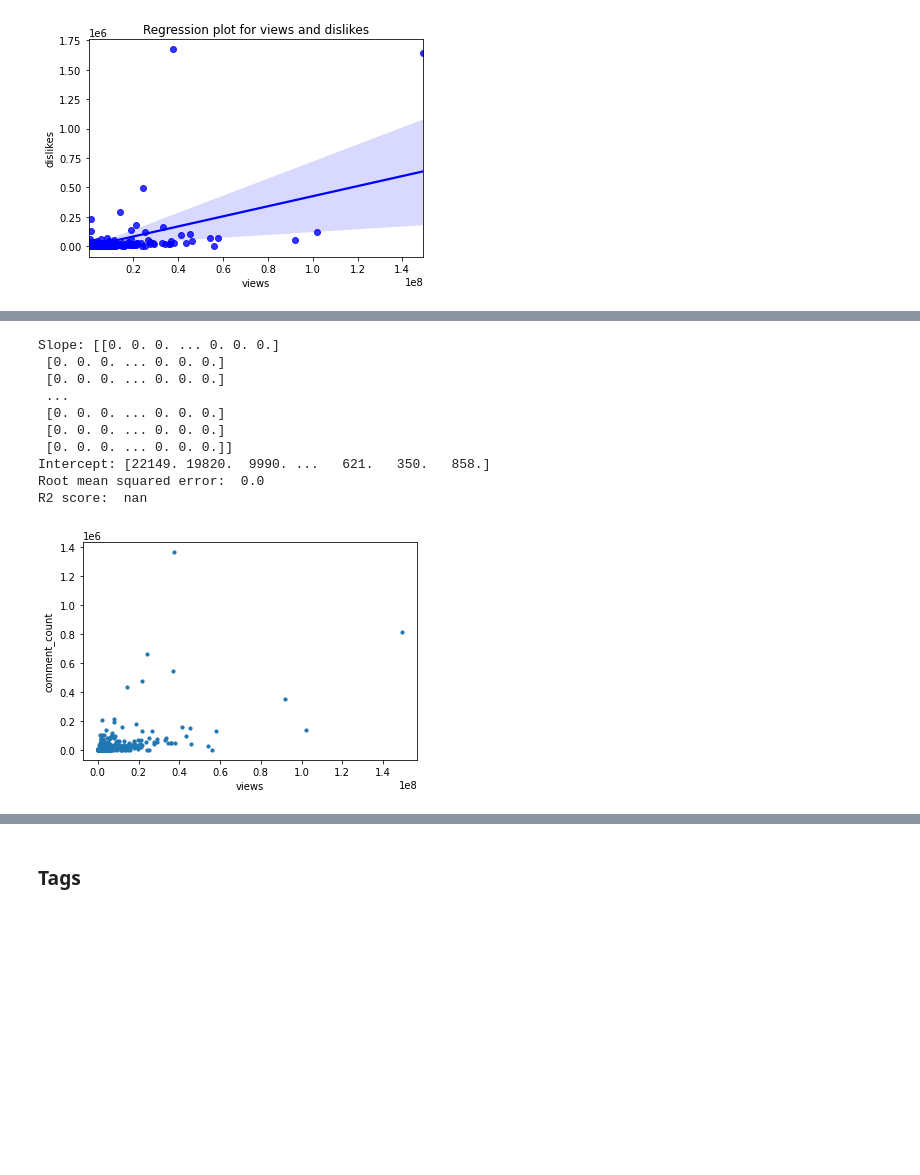
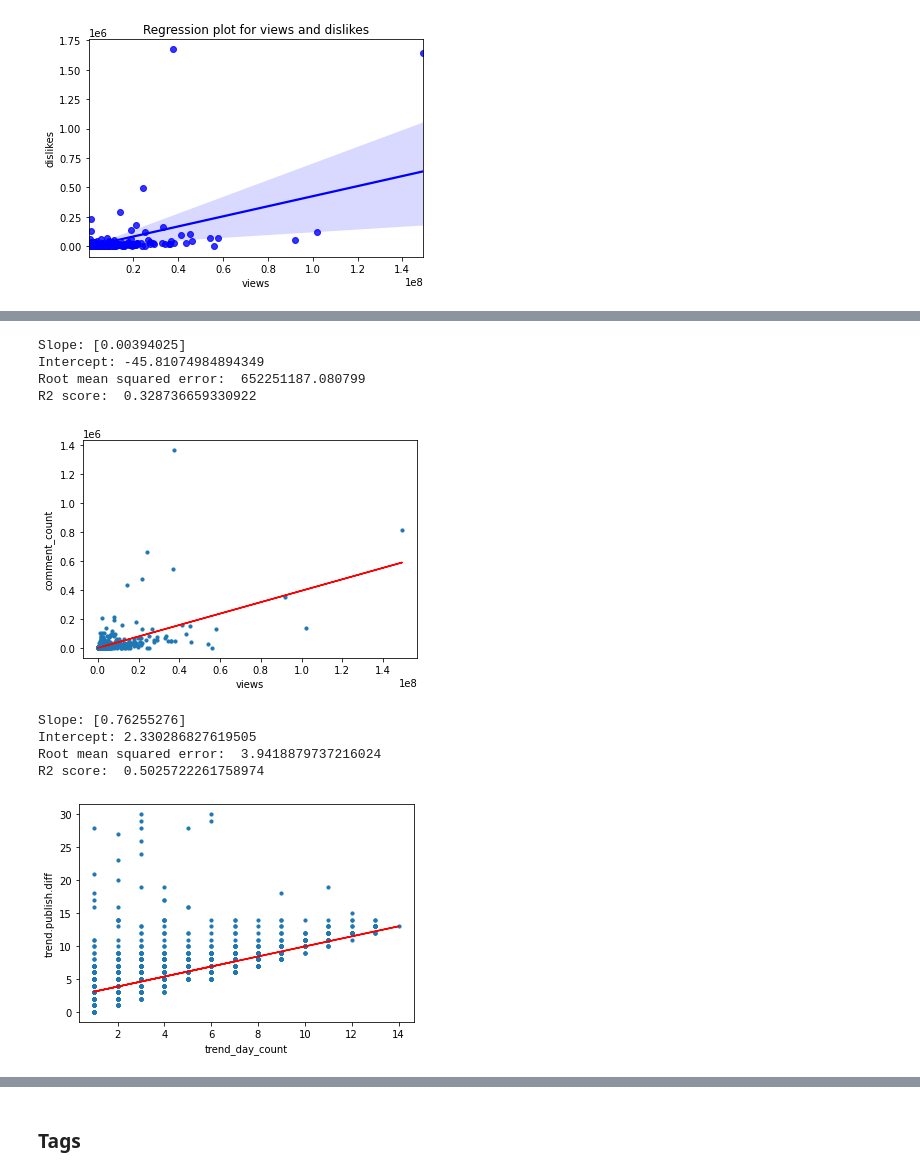
Before and after one commit to COGS118A/Group035-Sp22, a Jupyter notebook: Checkpoint_DataExploration.ipynb, the cells around one changed output, grey strips where cells are left out. Drawn from its saved outputs; the diff is of its cells as text; code cells hidden in the pictures; blank space fills up the shorter version.

```diff
--- a/Checkpoint_DataExploration.ipynb
+++ b/Checkpoint_DataExploration.ipynb
@@ -114,14 +102,18 @@ R2 score:  nan
 # %%
-linear_regression('views','comment_count')
+linear_regression(df,'views','comment_count')
 # %% [output]
-Slope: [[0. 0. 0. ... 0. 0. 0.]
- [0. 0. 0. ... 0. 0. 0.]
- [0. 0. 0. ... 0. 0. 0.]
- ...
- [0. 0. 0. ... 0. 0. 0.]
- [0. 0. 0. ... 0. 0. 0.]
- [0. 0. 0. ... 0. 0. 0.]]
-Intercept: [22149. 19820.  9990. ...   621.   350.   858.]
-Root mean squared error:  0.0
-R2 score:  nan
+Slope: [0.00394025]
+Intercept: -45.81074984894349
+Root mean squared error:  652251187.080799
+R2 score:  0.328736659330922
-[figure, old version]
+[figure, new version]
+# %%
+#Extract rows for which videos trended in 30 or less days after published
+df_l30daystrend = df.loc[df['trend.publish.diff'] < 31]
+linear_regression(df_l30daystrend,'trend_day_count','trend.publish.diff')
+# %% [output]
+Slope: [0.76255276]
+Intercept: 2.330286827619505
+Root mean squared error:  3.9418879737216024
+R2 score:  0.5025722261758974
+[figure, added]
```
Also changed, not shown: parts of 10 cells of this notebook.
